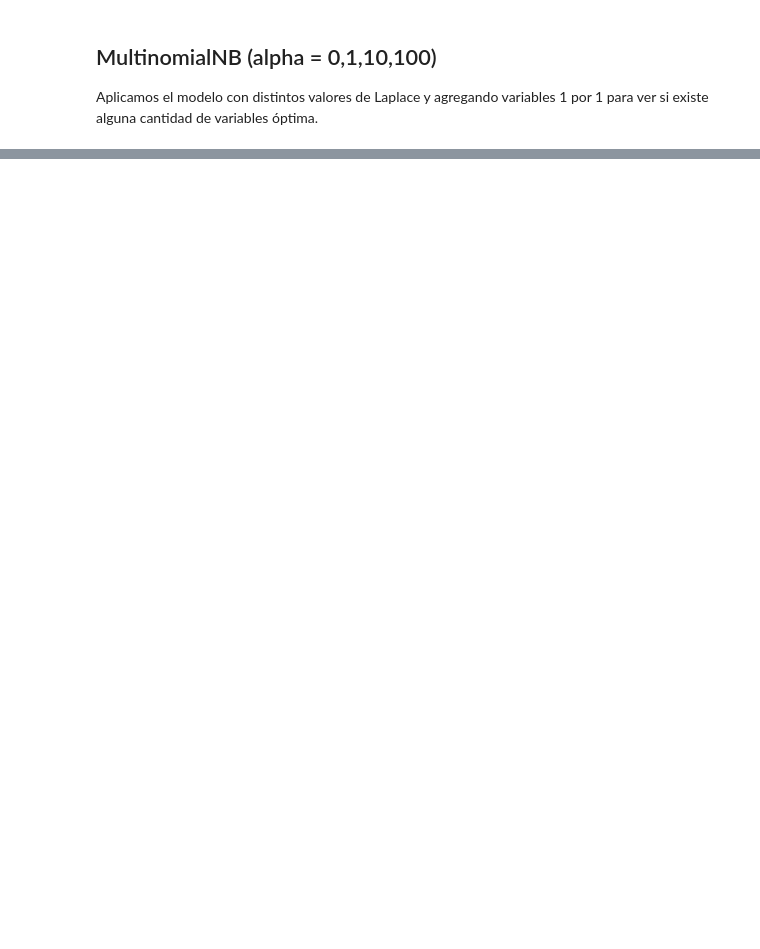
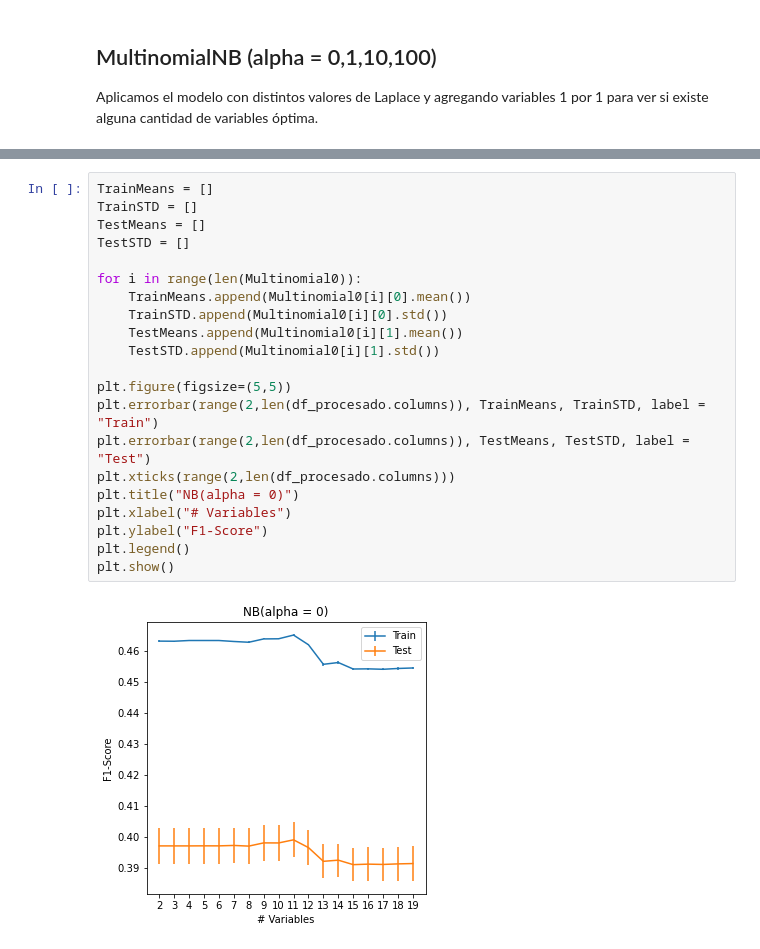
Before and after one commit to morozco0/TICS411, a Jupyter notebook: Proyecto2/Untitled.ipynb, the cells around one changed output, grey strips where cells are left out. Drawn from its saved outputs; the diff is of its cells as text; blank space fills up the shorter version.

```diff
--- a/Proyecto2/Untitled.ipynb
+++ b/Proyecto2/Untitled.ipynb
@@ -301,0 +298,23 @@ F1-score modelo para test:  0.3969744209352822 +- 0.007903767938951874
+# %%
+TrainMeans = []
+TrainSTD = []
+TestMeans = []
+TestSTD = []
+
+for i in range(len(Multinomial0)):
+    TrainMeans.append(Multinomial0[i][0].mean())
+    TrainSTD.append(Multinomial0[i][0].std())
+    TestMeans.append(Multinomial0[i][1].mean())
+    TestSTD.append(Multinomial0[i][1].std())
+
+plt.figure(figsize=(5,5))
+plt.errorbar(range(2,len(df_procesado.columns)), TrainMeans, TrainSTD, label = "Train")
+plt.errorbar(range(2,len(df_procesado.columns)), TestMeans, TestSTD, label = "Test")
+plt.xticks(range(2,len(df_procesado.columns)))
+plt.title("NB(alpha = 0)")
+plt.xlabel("# Variables")
+plt.ylabel("F1-Score")
+plt.legend()
+plt.show()
+# %% [output]
+[figure, added]
```
Also changed, not shown: parts of 33 cells of this notebook, 1 other file.
